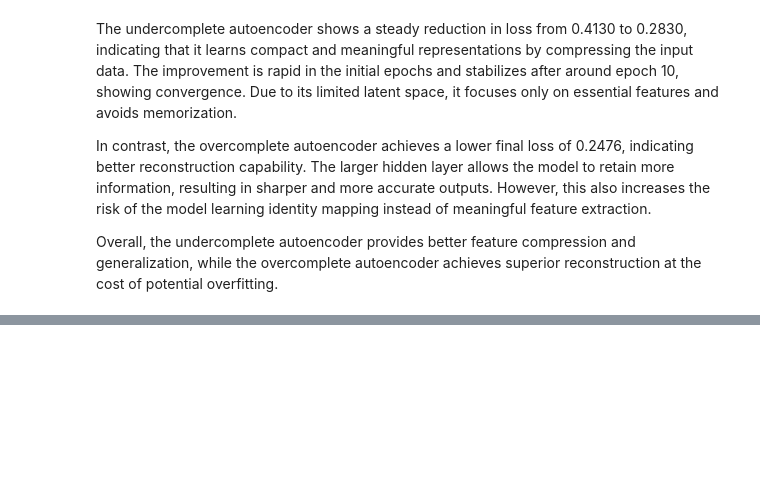
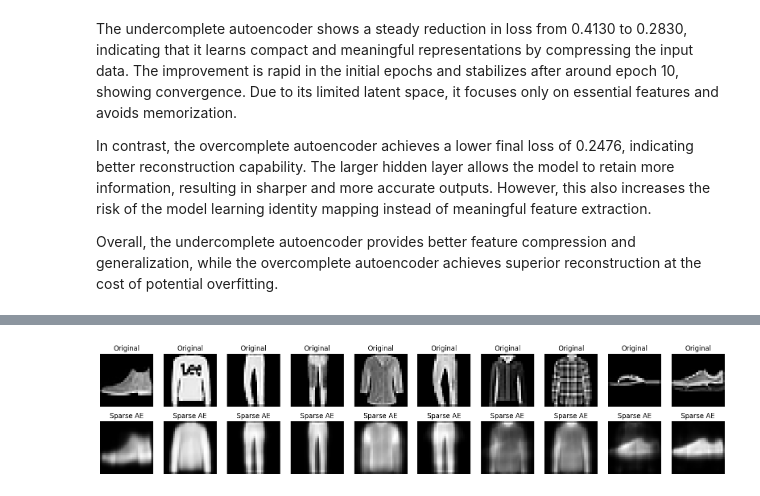
Before and after one commit to jahnavimidde/Deep_learning, a Jupyter notebook: DL_assignment.ipynb, the cells around one changed output, grey strips where cells are left out. Drawn from its saved outputs; the diff is of its cells as text; code cells hidden in the pictures; blank space fills up the shorter version.

```diff
--- a/DL_assignment.ipynb
+++ b/DL_assignment.ipynb
@@ -708,3 +755,25 @@ Epoch 20/20
 [figure]
 # %% [markdown]
 The autoencoder shows a steady decrease in training loss from 0.4147 to 0.2832, indicating effective learning. The validation loss closely follows the training loss, suggesting good generalization without overfitting. Most of the improvement occurs in the initial epochs, with rapid reduction in loss up to around epoch 5. After epoch 10, the loss stabilizes, indicating convergence of the model. The minimal gap between training and validation loss reflects stable and consistent training. Further training beyond epoch 12 results in only marginal improvements. Overall, the model successfully learns compact representations while preserving essential input features.
+# %%
+# ==========================================
+# COMMON DATA LOADING (RUN THIS FIRST)
+# ==========================================
+import numpy as np
+import matplotlib.pyplot as plt
+from keras.datasets import fashion_mnist
+
+# Load dataset
+(x_train, _), (x_test, _) = fashion_mnist.load_data()
+
+# Normalize
+x_train = x_train.astype('float32') / 255.
+x_test = x_test.astype('float32') / 255.
+
+# Flatten for Dense AE
+x_train_flat = x_train.reshape((len(x_train), 784))
+x_test_flat = x_test.reshape((len(x_test), 784))
+
+# Reshape for CNN AE
+x_train_cnn = x_train.reshape((len(x_train), 28, 28, 1))
+x_test_cnn = x_test.reshape((len(x_test), 28, 28, 1))
@@ -991,6 +1080,6 @@ decoded = Dense(784, activation='sigmoid')(encoded)
 sparse_autoencoder = Model(input_layer, decoded)
 sparse_autoencoder.compile(optimizer='adam', loss='binary_crossentropy')
 
-sparse_autoencoder.fit(x_train_flat, x_train_flat, epochs=10, batch_size=256)
+sparse_autoencoder.fit(x_train_flat, x_train_flat, epochs=30, batch_size=256)
 
 decoded_sparse = sparse_autoencoder.predict(x_test_flat)
@@ -996,0 +1104,22 @@ decoded_sparse = sparse_autoencoder.predict(x_test_flat)
+# %%
+import matplotlib.pyplot as plt
+
+n = 10
+plt.figure(figsize=(20, 4))
+
+for i in range(n):
+    # Original
+    ax = plt.subplot(2, n, i + 1)
+    plt.imshow(x_test_flat[i].reshape(28, 28), cmap='gray')
+    plt.title("Original")
+    plt.axis("off")
+
+    # Reconstructed by Sparse Autoencoder
+    ax = plt.subplot(2, n, i + 1 + n)
+    plt.imshow(decoded_sparse[i].reshape(28, 28), cmap='gray')
+    plt.title("Sparse AE")
+    plt.axis("off")
+
+plt.show()
+# %% [output]
+[figure, added]
```
Also changed, not shown: parts of 14 cells of this notebook.
